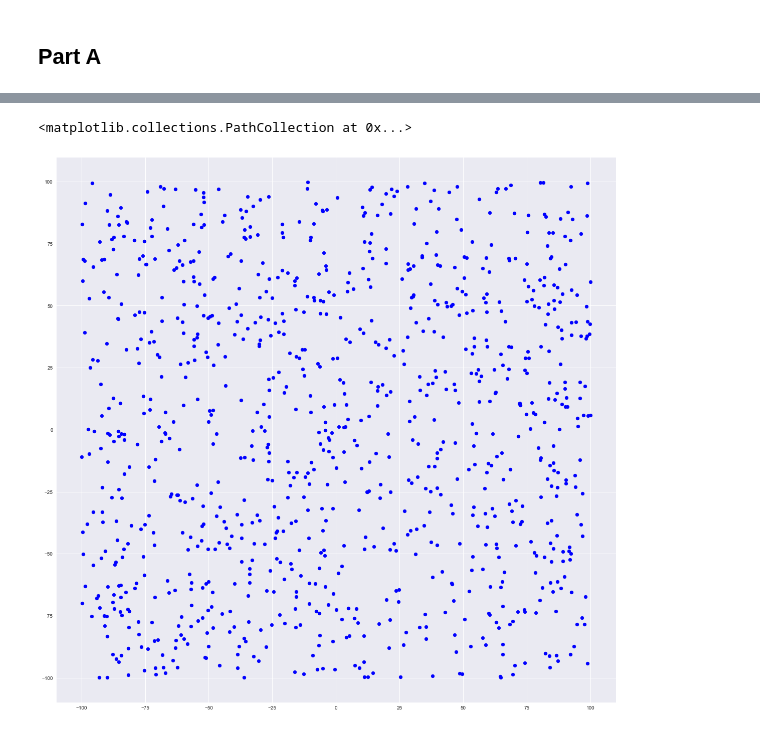
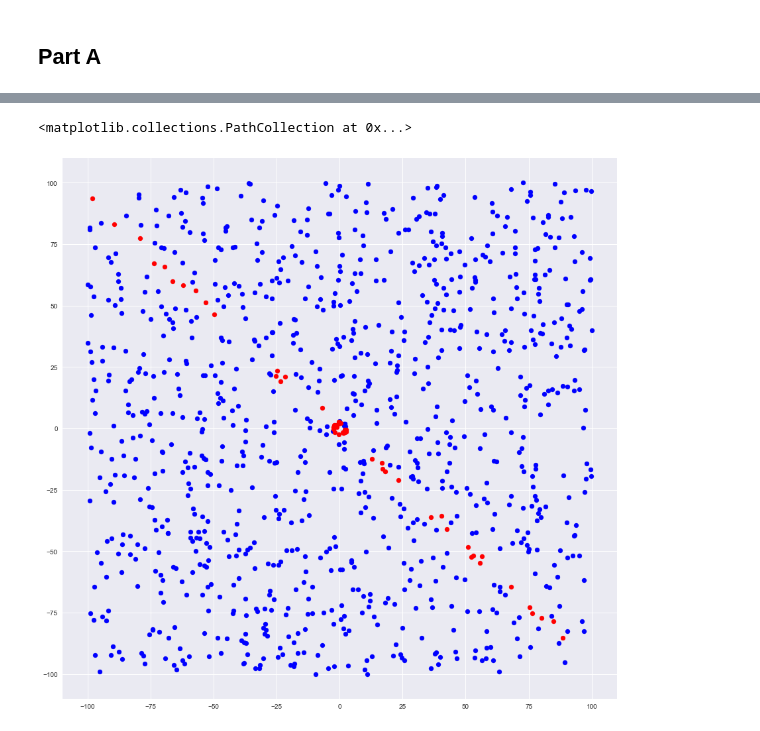
Before and after one commit to zivm20/NN-Spring-Project-1, a Jupyter notebook: Main_program .ipynb, the cells around one changed output, grey strips where cells are left out. Saved outputs shown, nothing was run; the diff lists cells and outputs as text; code cells hidden in the pictures.

Commit message:
added graphs for part A

```diff
--- a/Main_program .ipynb
+++ b/Main_program .ipynb
@@ -236,5 +262,12 @@ perfomance
+# %%
+trainX = trainB.loc[:,["x","y"]]
+trainY = trainB["target"]
+
+testX = testB.loc[:,["x","y"]]
+testY = testB["target"]
 # %%
-ad2 = Adaline(seed,bias=0.000009671,learning_rate=0.000000002,repeats=10000)
-perfomance2 = ad2.fit(trainB.loc[:,["x","y"]], trainB["target"], logRate = 10,verbose=1)
+activationFunction = lambda x: 1 if abs(x)<=1 else -1
+ad2 = Adaline(seed,bias=0.35,learning_rate=0.000025,repeats=1000,activationFunction=activationFunction)
+perfomance2 = ad2.fit(trainX, trainY, logRate = 10,verbose=1,precision=10)
 # %% [output]
 Epoch 0
@@ -265,4 +326,4 @@ plt.show()
 # %%
-testB_res = ad2.predict(testB.loc[:,["x","y"]])
+testB_res = ad2.predict(testX)
 testB_res
 # %% [output]
@@ -341,5 +334,0 @@ scores
-# %%
-for mod in models:
-    testB_res = mod.predict(testB.loc[:,["x","y"]])
-
-    print(accuracy_score(testB["target"],testB_res))
@@ -411,16 +370,14 @@ backgroundPoints
 # %%
-background_1 = backgroundPoints[backgroundPoints["target"] == 1]
-background_neg_1 = backgroundPoints[backgroundPoints["target"] != 1]
 
 targets_1 = testB[testB["results"] == 1]
 targets_neg_1 = testB[testB["results"] != 1]
 
-plt.figure(figsize=(20,20))
+plt.figure(figsize=(15,15))
 plt.scatter(targets_neg_1["x"],targets_neg_1["y"], c='b')
 plt.scatter(targets_1["x"],targets_1["y"], c='r')
 
 #plt.scatter(background_1["x"],background_1["y"], c='r',alpha=0.4)
 #plt.scatter(background_neg_1["x"],background_neg_1["y"], c='b',alpha=0.4)
 # %% [output]
 <matplotlib.collections.PathCollection at 0x...>
-[figure, old version]
+[figure, new version]
```
Also changed, not shown: parts of 38 cells of this notebook, 1 other file.
